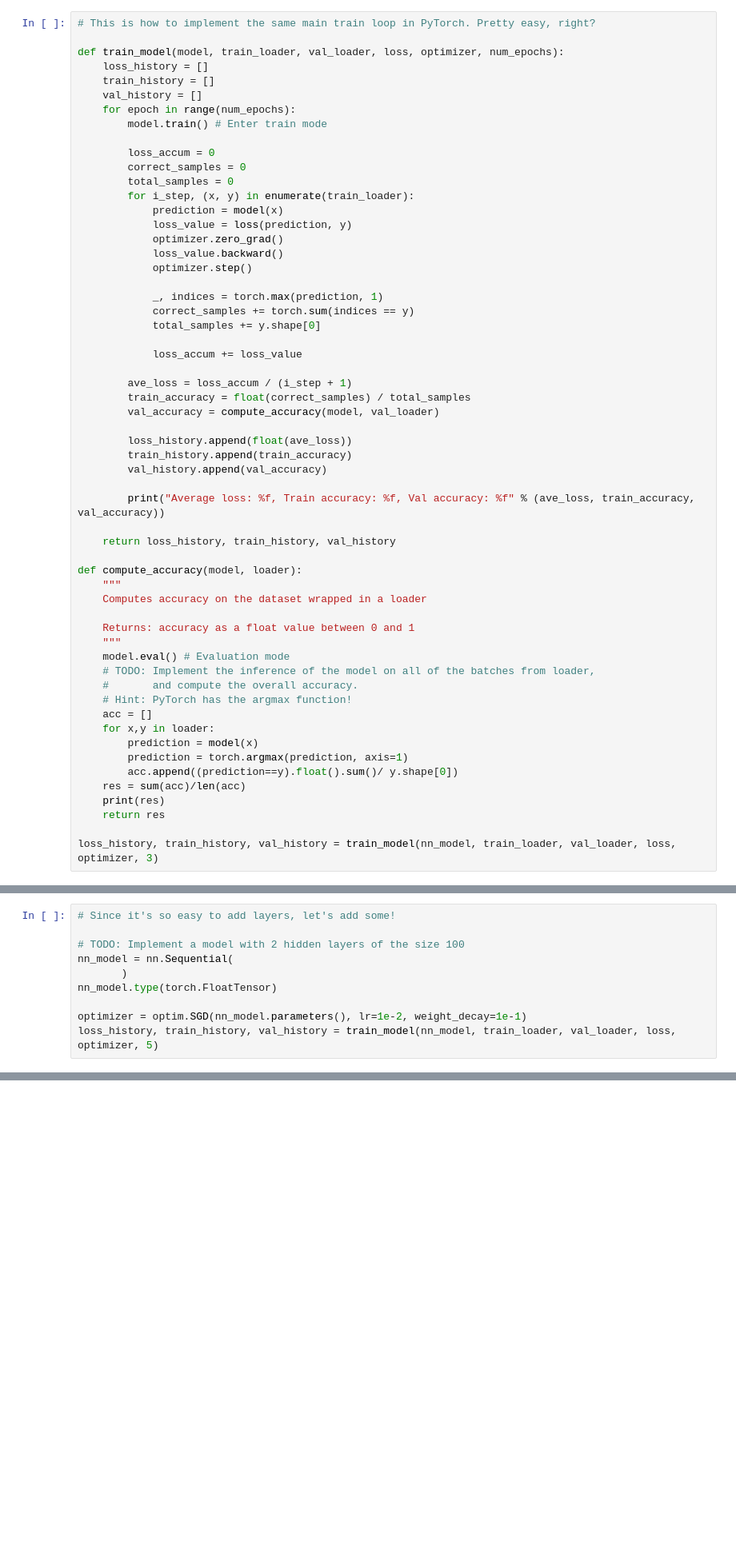
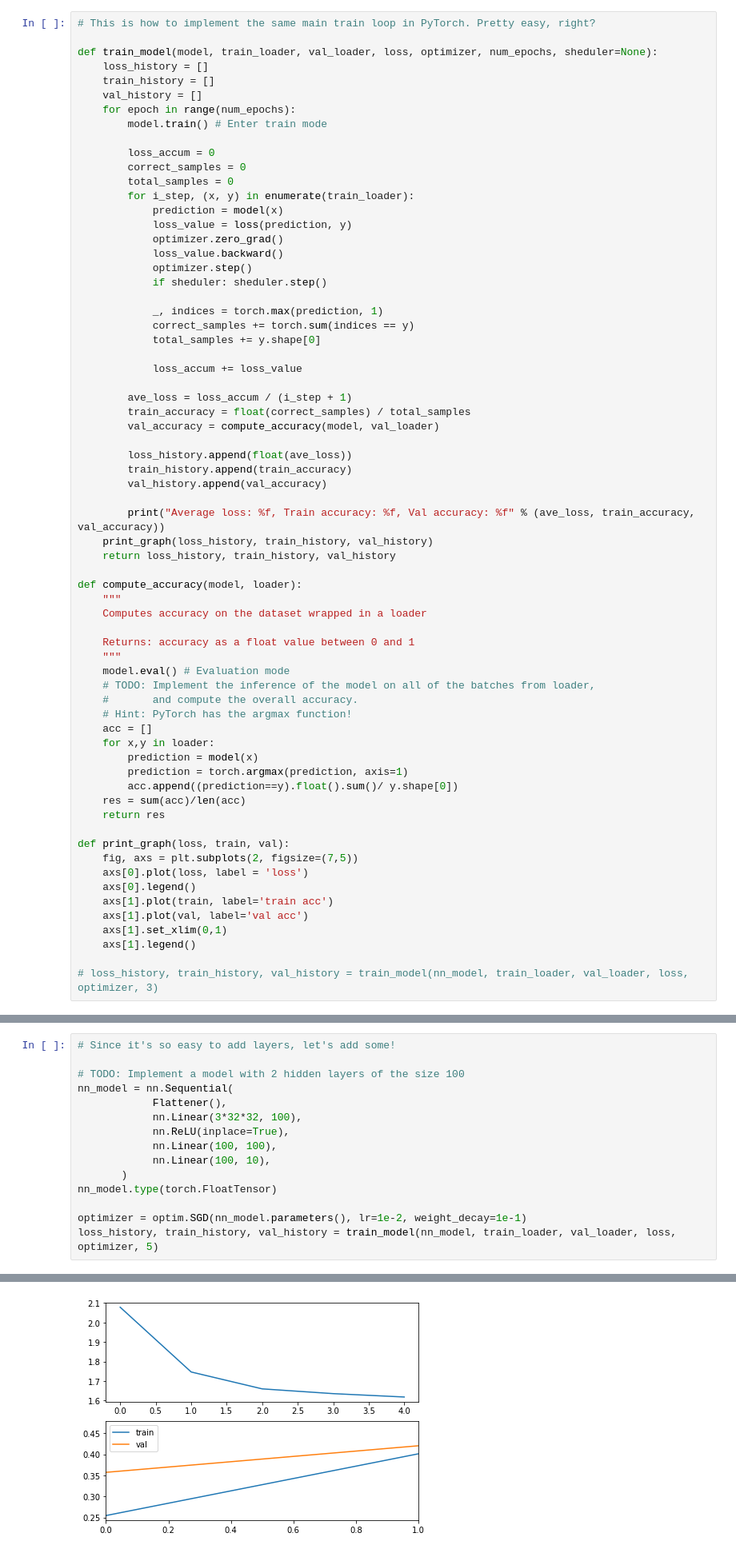
Before and after one commit to SpIIIII/layman-s-Deep-Learning-, a Jupyter notebook: assignments/assignment2/PyTorch.ipynb, the cells around one changed output, grey strips where cells are left out. Shown at 80% size. Saved outputs shown, nothing was run; the diff lists cells and outputs as text; blank space fills up the shorter version.

```diff
--- a/assignments/assignment2/PyTorch.ipynb
+++ b/assignments/assignment2/PyTorch.ipynb
@@ -110,7 +111,7 @@ optimizer = optim.SGD(nn_model.parameters(), lr=1e-2, weight_decay=1e-1)
 # %%
 # This is how to implement the same main train loop in PyTorch. Pretty easy, right?
 
-def train_model(model, train_loader, val_loader, loss, optimizer, num_epochs):
+def train_model(model, train_loader, val_loader, loss, optimizer, num_epochs, sheduler=None):
     loss_history = []
     train_history = []
     val_history = []
@@ -126,6 +127,7 @@ def train_model(model, train_loader, val_loader, loss, optimizer, num_epochs):
             optimizer.zero_grad()
             loss_value.backward()
             optimizer.step()
+            if sheduler: sheduler.step()
 
             _, indices = torch.max(prediction, 1)
             correct_samples += torch.sum(indices == y)
@@ -142,7 +144,7 @@ def train_model(model, train_loader, val_loader, loss, optimizer, num_epochs):
         val_history.append(val_accuracy)
 
         print("Average loss: %f, Train accuracy: %f, Val accuracy: %f" % (ave_loss, train_accuracy, val_accuracy))
-
+    print_graph(loss_history, train_history, val_history)
     return loss_history, train_history, val_history
 
 def compute_accuracy(model, loader):
@@ -161,7 +163,15 @@ def compute_accuracy(model, loader):
         prediction = torch.argmax(prediction, axis=1)
         acc.append((prediction==y).float().sum()/ y.shape[0])
     res = sum(acc)/len(acc)
-    print(res)
     return res
 
-loss_history, train_history, val_history = train_model(nn_model, train_loader, val_loader, loss, optimizer, 3)
+def print_graph(loss, train, val):
+    fig, axs = plt.subplots(2, figsize=(7,5))
+    axs[0].plot(loss, label = 'loss')
+    axs[0].legend()
+    axs[1].plot(train, label='train acc')
+    axs[1].plot(val, label='val acc')
+    axs[1].set_xlim(0,1)
+    axs[1].legend()
+
+# loss_history, train_history, val_history = train_model(nn_model, train_loader, val_loader, loss, optimizer, 3)
@@ -183,8 +186,14 @@ Average loss: 1.298965, Train accuracy: 0.662782, Val accuracy: 0.661053
 
 # TODO: Implement a model with 2 hidden layers of the size 100
 nn_model = nn.Sequential(
+            Flattener(),
+            nn.Linear(3*32*32, 100),
+            nn.ReLU(inplace=True),
+            nn.Linear(100, 100),
+            nn.Linear(100, 10),
        )
 nn_model.type(torch.FloatTensor)
 
 optimizer = optim.SGD(nn_model.parameters(), lr=1e-2, weight_decay=1e-1)
 loss_history, train_history, val_history = train_model(nn_model, train_loader, val_loader, loss, optimizer, 5)
+# %% [output]
@@ -191,3 +205,4 @@ loss_history, train_history, val_history = train_model(nn_model, train_loader, v
+[figure, added]
 # %% [markdown]
 Добавьте слой с Batch Normalization
 # %%
```
Also changed, not shown: parts of 11 cells of this notebook, 5 other files.
